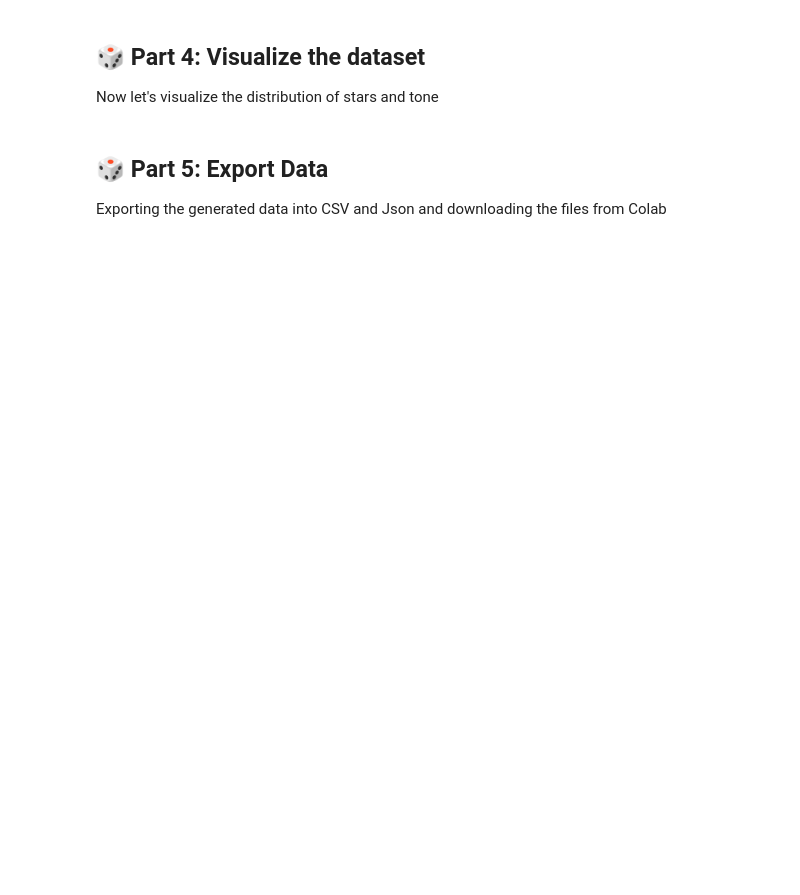
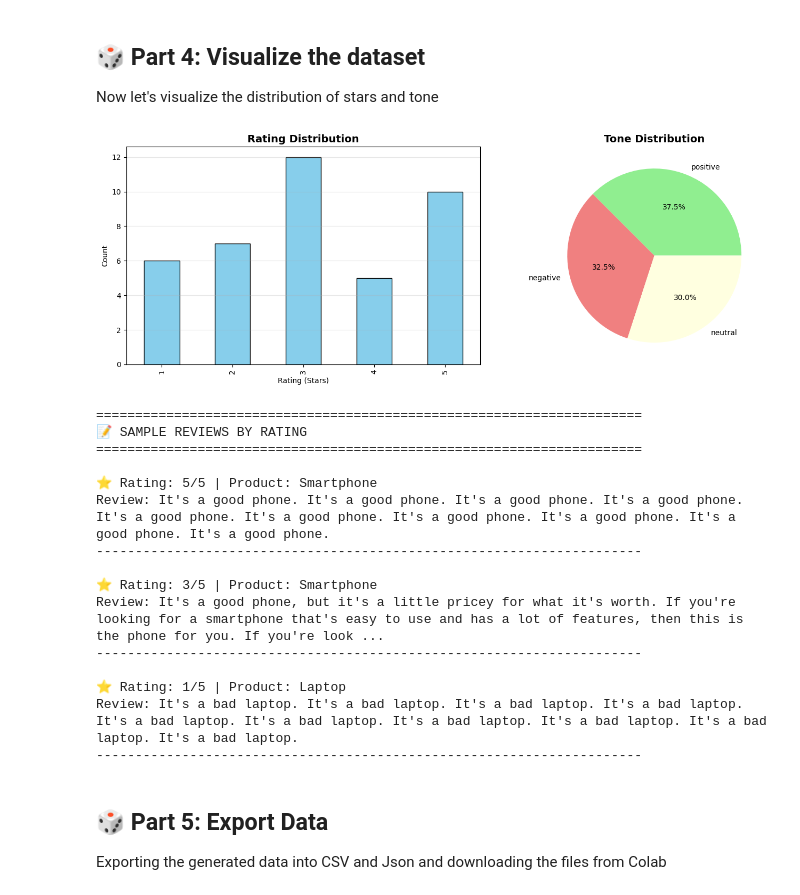
Before and after one commit to HalimehAgh/llm-engineering-exercises, a Jupyter notebook: exercises/exercise-7-synthetic-data-generation/notebooks/synthetic_data_generation.ipynb, the cells around one changed output. Saved outputs shown, nothing was run; the diff lists cells and outputs as text; code cells hidden in the pictures; blank space fills up the shorter version.

```diff
--- a/exercises/exercise-7-synthetic-data-generation/notebooks/synthetic_data_generation.ipynb
+++ b/exercises/exercise-7-synthetic-data-generation/notebooks/synthetic_data_generation.ipynb
@@ -289,40 +309,57 @@ import matplotlib.pyplot as plt
 fig, axes = plt.subplots(1, 2, figsize=(14, 5))
 
 # Rating distribution
-df_reviews['rating'].value_counts().sort_index().plot(
+df['rating'].value_counts().sort_index().plot(
     kind='bar',
     ax=axes[0],
     color='skyblue',
     edgecolor='black'
 )
 axes[0].set_title('Rating Distribution', fontsize=14, fontweight='bold')
 axes[0].set_xlabel('Rating (Stars)')
 axes[0].set_ylabel('Count')
 axes[0].grid(axis='y', alpha=0.3)
 
 # Tone distribution
-df_reviews['tone'].value_counts().plot(
+df['tone'].value_counts().plot(
     kind='pie',
     ax=axes[1],
     autopct='%1.1f%%',
     colors=['lightgreen', 'lightcoral', 'lightyellow']
 )
 axes[1].set_title('Tone Distribution', fontsize=14, fontweight='bold')
 axes[1].set_ylabel('')
 
 plt.tight_layout()
 plt.show()
 
 # Show sample reviews by rating
 print("\n" + "=" * 70)
 print("📝 SAMPLE REVIEWS BY RATING")
 print("=" * 70)
 
 for rating in [5, 3, 1]:
-    sample = df_reviews[df_reviews['rating'] == rating].iloc[0]
+    sample = df[df['rating'] == rating].iloc[0]
     print(f"\n⭐ Rating: {rating}/5 | Product: {sample['product']}")
     print(f"Review: {sample['review']}")
     print("-" * 70)
+# %% [output]
+[figure, added]
+======================================================================
+📝 SAMPLE REVIEWS BY RATING
+======================================================================
+
+⭐ Rating: 5/5 | Product: Smartphone
+Review: It's a good phone. It's a good phone. It's a good phone. It's a good phone. It's a good phone. It's a good phone. It's a good phone. It's a good phone. It's a good phone. It's a good phone.
+----------------------------------------------------------------------
+
+⭐ Rating: 3/5 | Product: Smartphone
+Review: It's a good phone, but it's a little pricey for what it's worth. If you're looking for a smartphone that's easy to use and has a lot of features, then this is the phone for you. If you're look ...
+----------------------------------------------------------------------
+
+⭐ Rating: 1/5 | Product: Laptop
+Review: It's a bad laptop. It's a bad laptop. It's a bad laptop. It's a bad laptop. It's a bad laptop. It's a bad laptop. It's a bad laptop. It's a bad laptop. It's a bad laptop. It's a bad laptop.
+----------------------------------------------------------------------
 # %% [markdown]
 ## 🎲 Part 5: Export Data
 Exporting the generated data into CSV and Json and downloading the files from Colab
```
Also changed, not shown: parts of 4 cells of this notebook.
